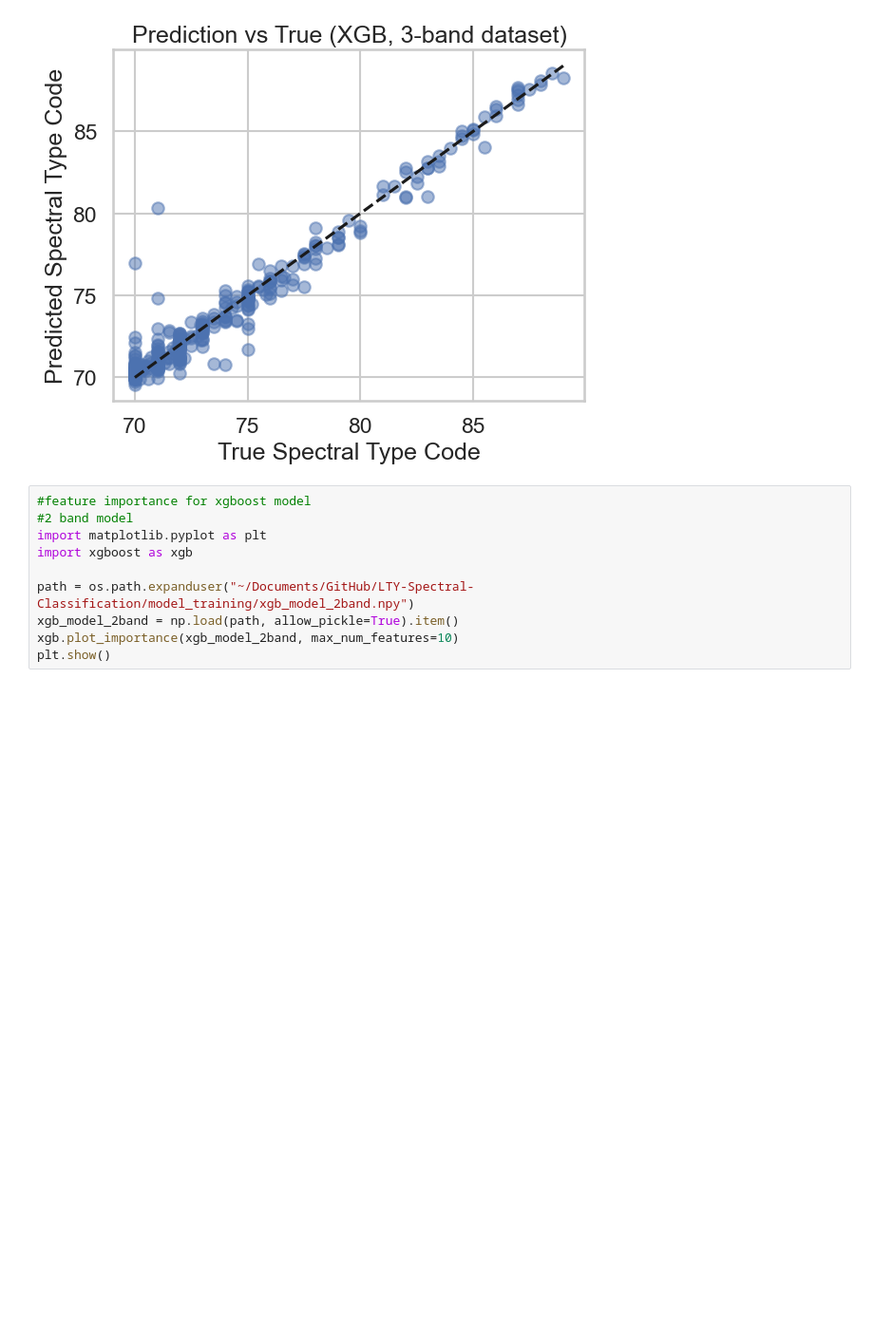
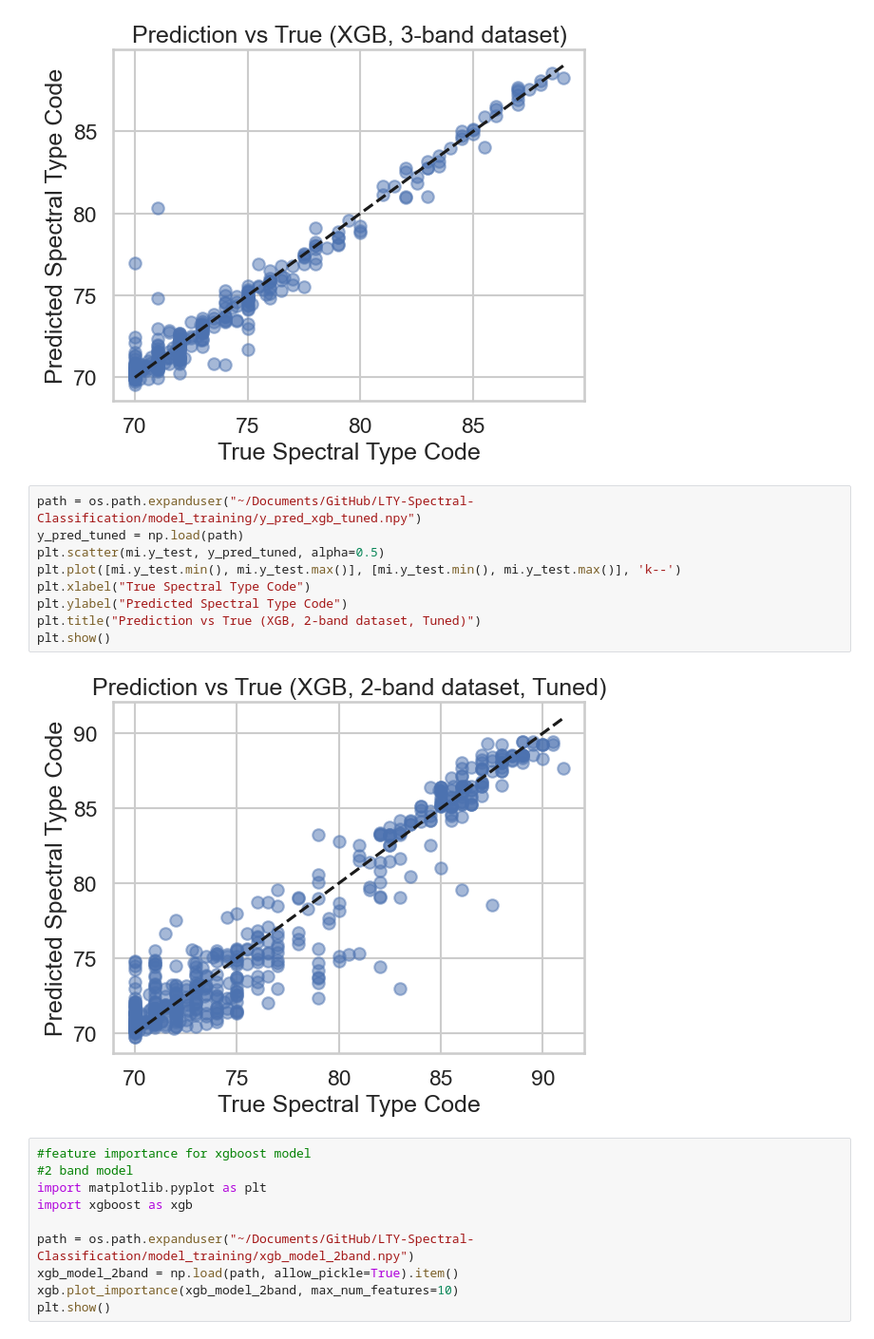
Before and after one commit to lesliech1004/LTY-Spectral-Classification, a Jupyter notebook: model_evaluate.ipynb, the cells around one changed output. Shown at 95% size. Drawn from its saved outputs; the diff is of its cells as text; blank space fills up the shorter version.

```diff
--- a/model_evaluate.ipynb
+++ b/model_evaluate.ipynb
@@ -103,6 +105,17 @@ plt.title("Prediction vs True (XGB, 3-band dataset)")
 plt.show()
 # %% [output]
 [figure]
+# %%
+path = os.path.expanduser("~/Documents/GitHub/LTY-Spectral-Classification/model_training/y_pred_xgb_tuned.npy")
+y_pred_tuned = np.load(path)
+plt.scatter(mi.y_test, y_pred_tuned, alpha=0.5)
+plt.plot([mi.y_test.min(), mi.y_test.max()], [mi.y_test.min(), mi.y_test.max()], 'k--')
+plt.xlabel("True Spectral Type Code")
+plt.ylabel("Predicted Spectral Type Code")
+plt.title("Prediction vs True (XGB, 2-band dataset, Tuned)")
+plt.show()
+# %% [output]
+[figure, added]
 # %%
 #feature importance for xgboost model
 #2 band model
```
Also changed, not shown: parts of 14 cells of this notebook, 34 other files.
